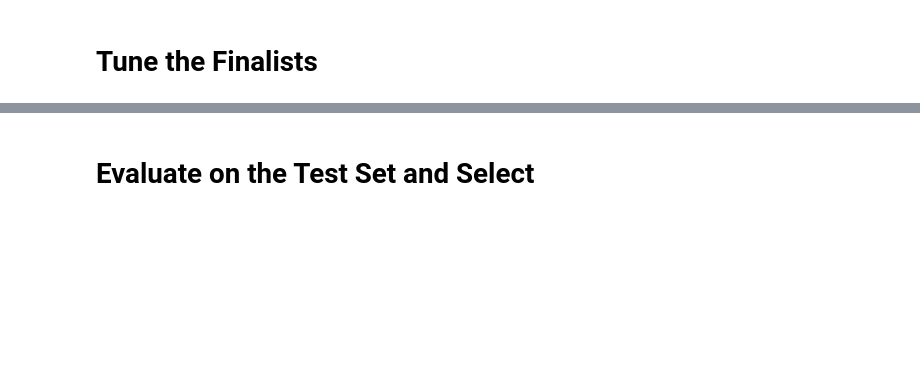
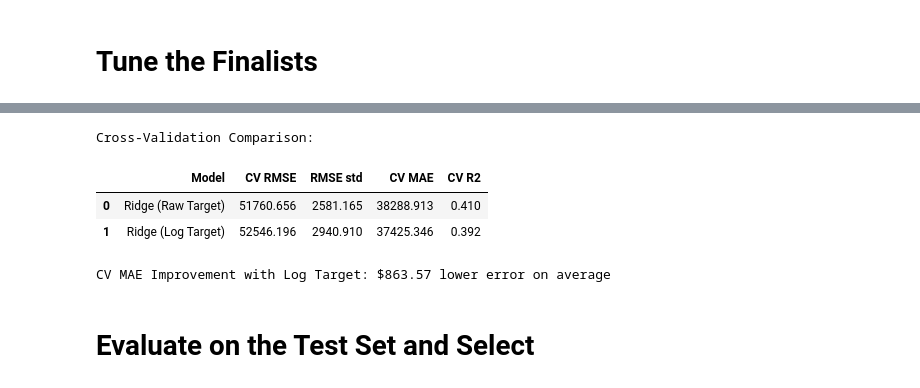
Before and after one commit to aelaraby6/Salary-Predictor, a Jupyter notebook: notebooks/modeling.ipynb, the cells around one changed output, grey strips where cells are left out. Cells and saved outputs as stored; diff of their text form; code cells hidden in the pictures; blank space fills up the shorter version.

```diff
--- a/notebooks/modeling.ipynb
+++ b/notebooks/modeling.ipynb
@@ -419,3 +379,62 @@ Log-target RMSE: 52546.196156972735 R2: 0.3921563144193094
+# %%
+from sklearn.base import clone
+from sklearn.compose import TransformedTargetRegressor
+
+# Wrap tuned best_model with log target transformation
+log_model = TransformedTargetRegressor(
+    regressor=clone(best_model),
+    func=np.log1p,
+    inverse_func=np.expm1
+)
+
+# Cross-validate both raw and log-transformed models
+s_raw = cross_validate(
+    best_model,
+    X_train,
+    y_train,
+    cv=cv,
+    scoring=scoring,
+    n_jobs=-1
+)
+
+s_log = cross_validate(
+    log_model,
+    X_train,
+    y_train,
+    cv=cv,
+    scoring=scoring,
+    n_jobs=-1
+)
+
+# Compare CV performance
+cv_comparison = pd.DataFrame([
+    {
+        "Model": "Ridge (Raw Target)",
+        "CV RMSE": -s_raw["test_rmse"].mean(),
+        "RMSE std": s_raw["test_rmse"].std(),
+        "CV MAE": -s_raw["test_mae"].mean(),
+        "CV R2": s_raw["test_r2"].mean()
+    },
+    {
+        "Model": "Ridge (Log Target)",
+        "CV RMSE": -s_log["test_rmse"].mean(),
+        "RMSE std": s_log["test_rmse"].std(),
+        "CV MAE": -s_log["test_mae"].mean(),
+        "CV R2": s_log["test_r2"].mean()
+    }
+])
+
+print("Cross-Validation Comparison:")
+display(cv_comparison.round(3))
+
+mae_improvement = (-s_raw["test_mae"].mean()) - (-s_log["test_mae"].mean())
+print(f"\nCV MAE Improvement with Log Target: ${mae_improvement:,.2f} lower error on average")
+# %% [output]
+Cross-Validation Comparison:
+|  | Model | CV RMSE | RMSE std | CV MAE | CV R2 |
+| 0 | Ridge (Raw Target) | 51760.656 | 2581.165 | 38288.913 | 0.410 |
+| 1 | Ridge (Log Target) | 52546.196 | 2940.910 | 37425.346 | 0.392 |
+CV MAE Improvement with Log Target: $863.57 lower error on average
 # %% [markdown]
 # Evaluate on the Test Set and Select
 # %%
```
Also changed, not shown: parts of 8 cells of this notebook, 2 other files.
